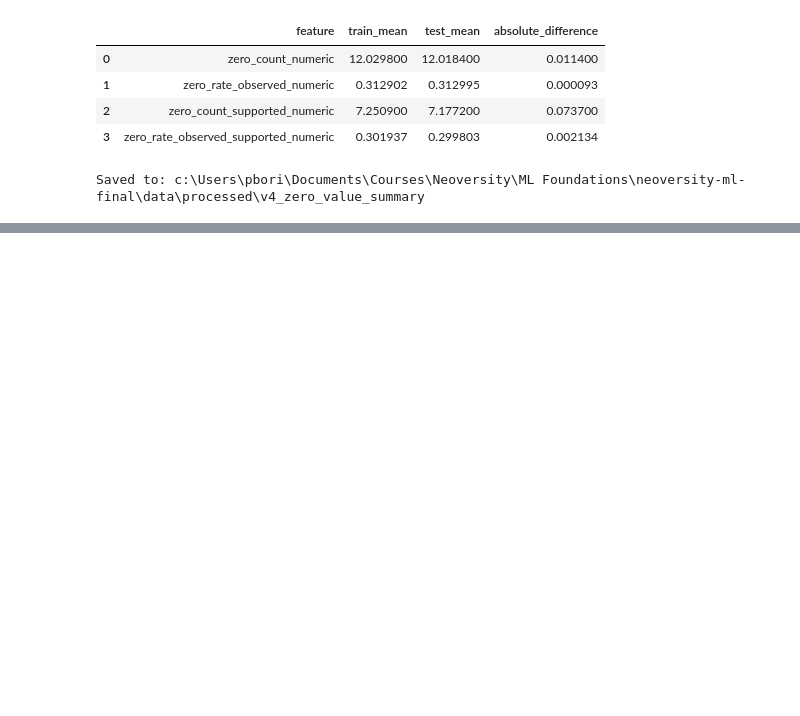
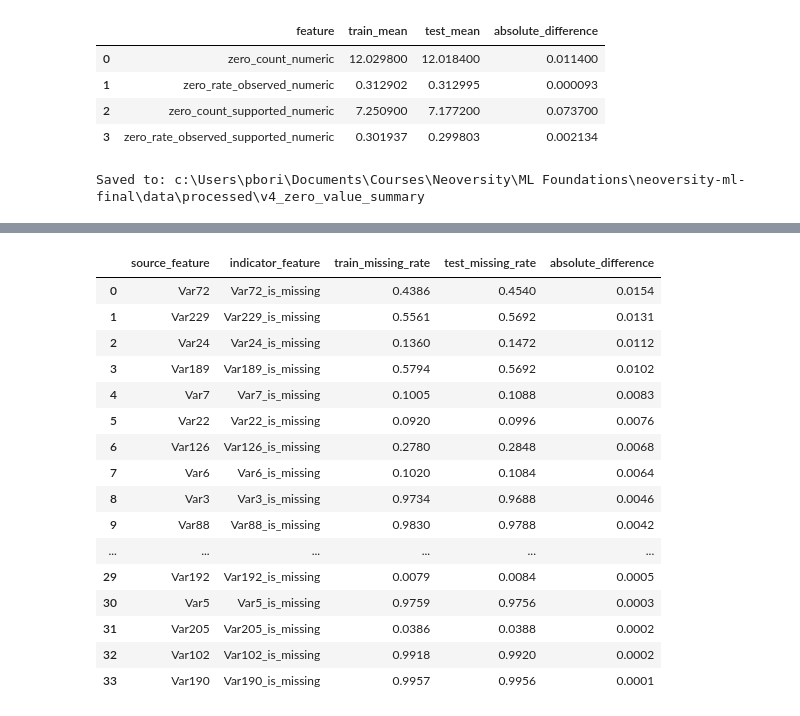
Before and after one commit to ayri77/neoversity-ml-final, a Jupyter notebook: notebooks/03_feature_engineering.ipynb, the cells around one changed output, grey strips where cells are left out. Saved outputs shown, nothing was run; the diff lists cells and outputs as text; code cells hidden in the pictures; blank space fills up the shorter version.

Commit message:
Finalize prepared dataset suite v0-v7

```diff
--- a/notebooks/03_feature_engineering.ipynb
+++ b/notebooks/03_feature_engineering.ipynb
@@ -1273,0 +1772,19 @@ Saved to: c:\Users\pbori\Documents\Courses\Neoversity\ML Foundations\neoversity-
+# %%
+X_train_v6 = add_selected_missing_indicators(
+    X_train_v1,
+    indicator_features=missing_indicator_source_features_v6,
+)
+
+X_test_v6 = add_selected_missing_indicators(
+    X_test_v1,
+    indicator_features=missing_indicator_source_features_v6,
+)
+
+added_features_v6 = [
+    column
+    for column in X_train_v6.columns
+    if column not in X_train_v1.columns
+]
+
+print(f"Added features: {len(added_features_v6)}")
+print(*added_features_v6, sep="\n")
@@ -1273,0 +2042,58 @@ Saved to: c:\Users\pbori\Documents\Courses\Neoversity\ML Foundations\neoversity-
+# %%
+missing_indicator_diagnostics_v6 = (
+    pd.DataFrame(
+        {
+            "source_feature": (
+                missing_indicator_source_features_v6
+            ),
+            "indicator_feature": indicator_columns_v6,
+            "train_missing_rate": [
+                X_train_v6[column].mean()
+                for column in indicator_columns_v6
+            ],
+            "test_missing_rate": [
+                X_test_v6[column].mean()
+                for column in indicator_columns_v6
+            ],
+        }
+    )
+    .assign(
+        absolute_difference=lambda frame: (
+            frame["train_missing_rate"]
+            - frame["test_missing_rate"]
+        ).abs()
+    )
+    .sort_values(
+        "absolute_difference",
+        ascending=False,
+    )
+    .reset_index(drop=True)
+)
+
+display(
+    pd.DataFrame(
+        {
+            "metric": [
+                "source_features_before_deduplication",
+                "source_features_after_deduplication",
+                "duplicate_mask_groups",
+                "added_indicator_features",
+                "final_feature_count",
+            ],
+            "value": [
+                len(
+                    missing_source_features_before_dedup_v6
+                ),
+                len(
+                    missing_indicator_source_features_v6
+                ),
+                len(duplicate_missing_mask_groups_v6),
+                len(indicator_columns_v6),
+                X_train_v6.shape[1],
+            ],
+        }
+    )
+)
+
+display(missing_indicator_diagnostics_v6)
+# %% [output]
@@ -1273,0 +2106,17 @@ Saved to: c:\Users\pbori\Documents\Courses\Neoversity\ML Foundations\neoversity-
+|  | source_feature | indicator_feature | train_missing_rate | test_missing_rate | absolute_difference |
+| 0 | Var72 | Var72_is_missing | 0.4386 | 0.4540 | 0.0154 |
+| 1 | Var229 | Var229_is_missing | 0.5561 | 0.5692 | 0.0131 |
+| 2 | Var24 | Var24_is_missing | 0.1360 | 0.1472 | 0.0112 |
+| 3 | Var189 | Var189_is_missing | 0.5794 | 0.5692 | 0.0102 |
+| 4 | Var7 | Var7_is_missing | 0.1005 | 0.1088 | 0.0083 |
+| 5 | Var22 | Var22_is_missing | 0.0920 | 0.0996 | 0.0076 |
+| 6 | Var126 | Var126_is_missing | 0.2780 | 0.2848 | 0.0068 |
+| 7 | Var6 | Var6_is_missing | 0.1020 | 0.1084 | 0.0064 |
+| 8 | Var3 | Var3_is_missing | 0.9734 | 0.9688 | 0.0046 |
+| 9 | Var88 | Var88_is_missing | 0.9830 | 0.9788 | 0.0042 |
+| ... | ... | ... | ... | ... | ... |
+| 29 | Var192 | Var192_is_missing | 0.0079 | 0.0084 | 0.0005 |
+| 30 | Var5 | Var5_is_missing | 0.9759 | 0.9756 | 0.0003 |
+| 31 | Var205 | Var205_is_missing | 0.0386 | 0.0388 | 0.0002 |
+| 32 | Var102 | Var102_is_missing | 0.9918 | 0.9920 | 0.0002 |
+| 33 | Var190 | Var190_is_missing | 0.9957 | 0.9956 | 0.0001 |
```
Also changed, not shown: parts of 24 cells of this notebook, 2 other files.
